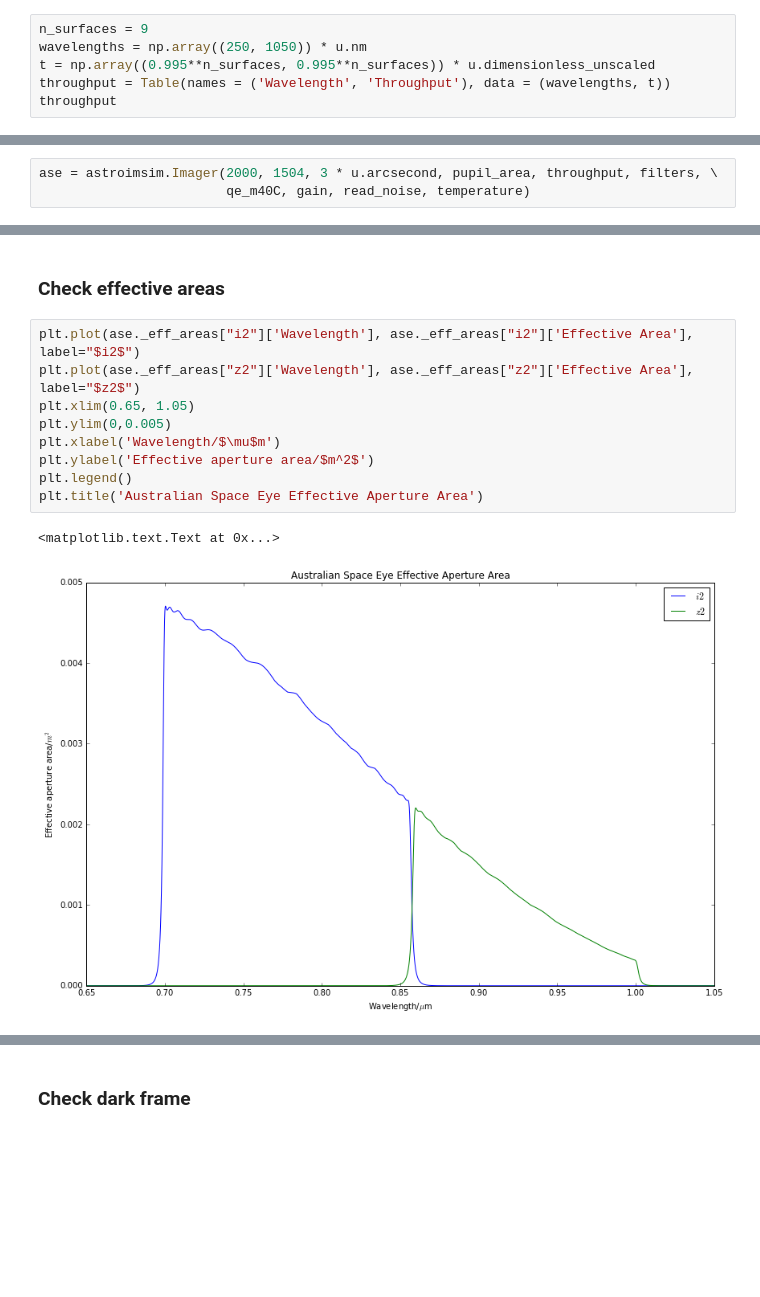
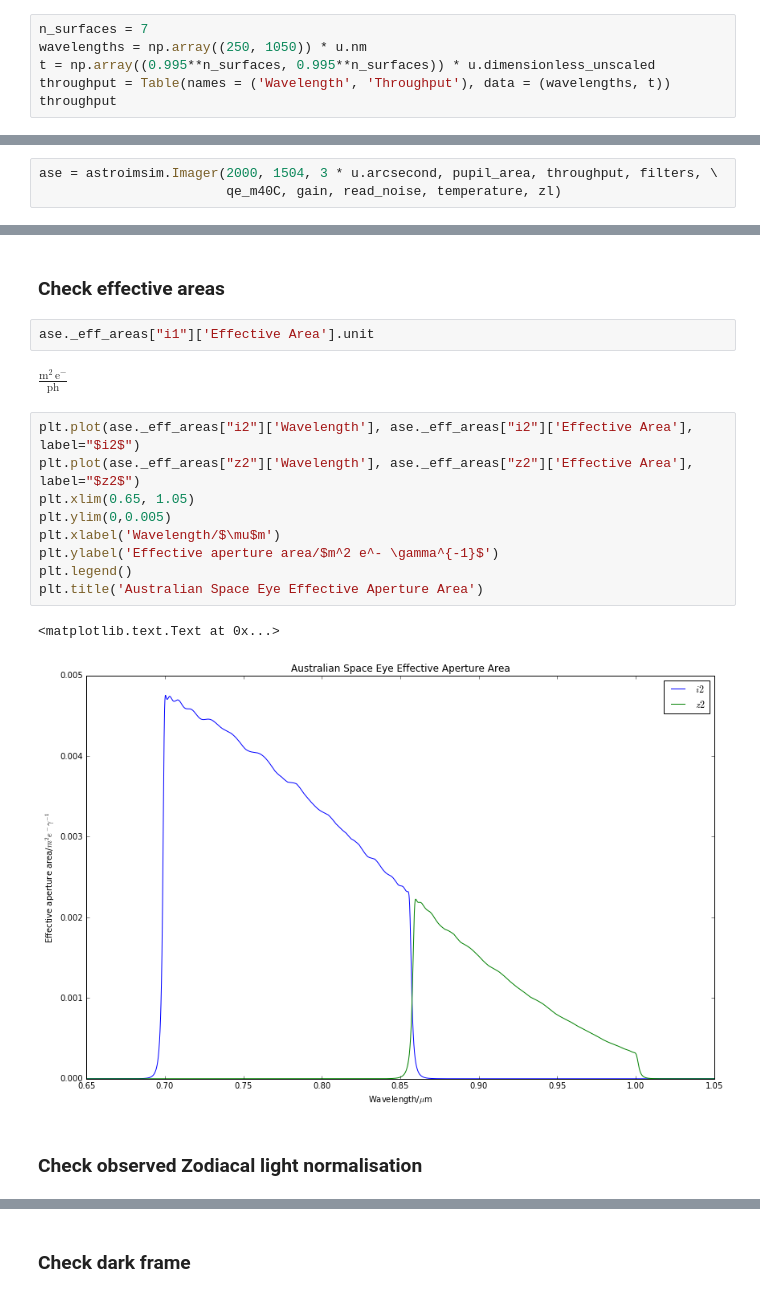
Before and after one commit to AnthonyHorton/astroimsim, a Jupyter notebook: Australian Space Eye.ipynb, the cells around one changed output, grey strips where cells are left out. Cells and saved outputs as stored; diff of their text form; blank space fills up the shorter version.

```diff
--- a/Australian Space Eye.ipynb
+++ b/Australian Space Eye.ipynb
@@ -76,7 +76,7 @@ The Table should have 'Wavelength' and 'Throughput' columns with specified units
 
 A very simplistic estimate, neglect bulk absorption and assume a constant 99.5% transmission at each vacuum-glass surface.
 # %%
-n_surfaces = 9
+n_surfaces = 7
 wavelengths = np.array((250, 1050)) * u.nm
 t = np.array((0.995**n_surfaces, 0.995**n_surfaces)) * u.dimensionless_unscaled
 throughput = Table(names = ('Wavelength', 'Throughput'), data = (wavelengths, t))
@@ -211,7 +212,7 @@ $0.040338524 \; \mathrm{\frac{e^{-}}{pix\,s}}$
 This will result in a template WCS being created and effective aperture areas (aperture area x optical throughout x image sensor QE) as a function of wavelength being precalculated for each filter.
 # %%
 ase = astroimsim.Imager(2000, 1504, 3 * u.arcsecond, pupil_area, throughput, filters, \
-                        qe_m40C, gain, read_noise, temperature)
+                        qe_m40C, gain, read_noise, temperature, zl)
 # %%
 ase.wcs
 # %% [output]
@@ -227,15 +228,21 @@ CDELT : 0.00083333333333333328  0.00083333333333333328
 NAXIS    : 2000 1504
 # %% [markdown]
 ### Check effective areas
+# %%
+ase._eff_areas["i1"]['Effective Area'].unit
+# %% [output]
+$\mathrm{\frac{m^{2}\,e^{-}}{ph}}$
 # %%
 plt.plot(ase._eff_areas["i2"]['Wavelength'], ase._eff_areas["i2"]['Effective Area'], label="$i2$")
 plt.plot(ase._eff_areas["z2"]['Wavelength'], ase._eff_areas["z2"]['Effective Area'], label="$z2$")
 plt.xlim(0.65, 1.05)
 plt.ylim(0,0.005)
 plt.xlabel('Wavelength/$\mu$m')
-plt.ylabel('Effective aperture area/$m^2$')
+plt.ylabel('Effective aperture area/$m^2 e^- \gamma^{-1}$')
 plt.legend()
 plt.title('Australian Space Eye Effective Aperture Area')
 # %% [output]
 <matplotlib.text.Text at 0x...>
-[figure, old version]
+[figure, new version]
+# %% [markdown]
+### Check observed Zodiacal light normalisation
```
Also changed, not shown: parts of 24 cells of this notebook, 1 other file.
